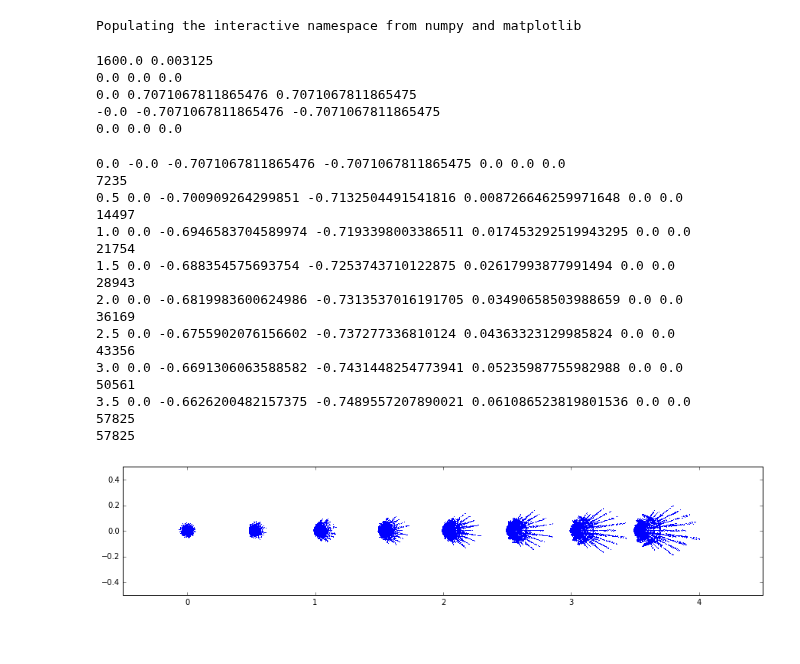
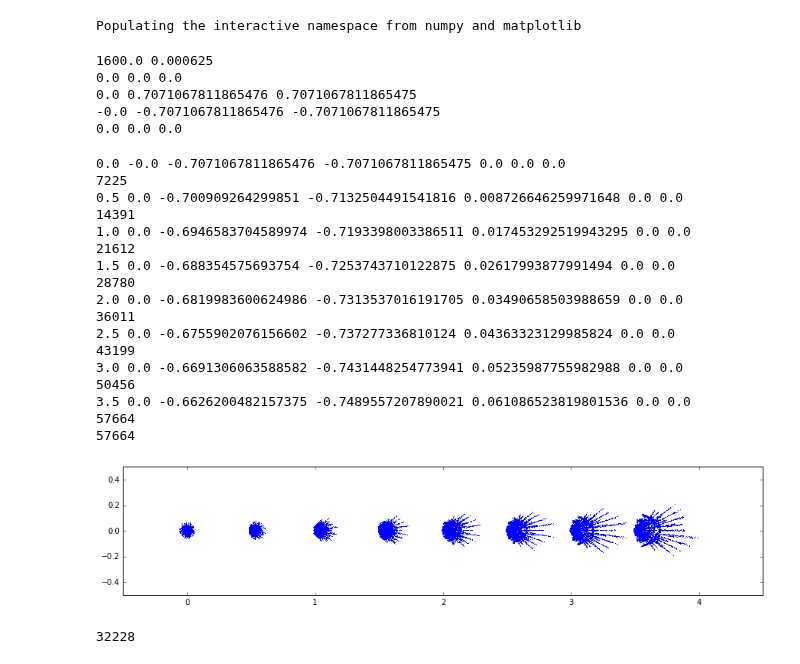
Before and after one commit to llr-cta/calin, a Jupyter notebook: unit_tests/python/notebooks/test raytracing on MST.ipynb, the cells around one changed output. Saved outputs shown, nothing was run; the diff lists cells and outputs as text; code cells hidden in the pictures.

```diff
--- a/unit_tests/python/notebooks/test raytracing on MST.ipynb
+++ b/unit_tests/python/notebooks/test raytracing on MST.ipynb
@@ -62,14 +64,14 @@ beam_dir = calin.math.vs_physics.Vec3D(ax)
 beam_dir *= -1.0
 beam_cen = calin.math.vs_physics.Vec3D(pos)
 F = scope.focalPlanePosition().y
-PS = scope.pixelSpacing()/F
+PS = 1/F
 print(F, PS)
 print(pos.x, pos.y, pos.z)
 print(ax.x, ax.y, ax.z)
 print(beam_dir.x, beam_dir.y, beam_dir.z)
 print(beam_cen.x, beam_cen.y, beam_cen.z)
 # %% [output]
-1600.0 0.003125
+1600.0 0.000625
 0.0 0.0 0.0
 0.0 0.7071067811865476 0.7071067811865475
 -0.0 -0.7071067811865476 -0.7071067811865475
@@ -98,28 +100,28 @@ y = asarray(y)*PS/pi*180
 print(len(y))
 # %% [output]
 0.0 -0.0 -0.7071067811865476 -0.7071067811865475 0.0 0.0 0.0
-7235
+7225
 0.5 0.0 -0.700909264299851 -0.7132504491541816 0.008726646259971648 0.0 0.0
-14497
+14391
 1.0 0.0 -0.6946583704589974 -0.7193398003386511 0.017453292519943295 0.0 0.0
-21754
+21612
 1.5 0.0 -0.688354575693754 -0.7253743710122875 0.02617993877991494 0.0 0.0
-28943
+28780
 2.0 0.0 -0.6819983600624986 -0.7313537016191705 0.03490658503988659 0.0 0.0
-36169
+36011
 2.5 0.0 -0.6755902076156602 -0.737277336810124 0.04363323129985824 0.0 0.0
-43356
+43199
 3.0 0.0 -0.6691306063588582 -0.7431448254773941 0.05235987755982988 0.0 0.0
-50561
+50456
 3.5 0.0 -0.6626200482157375 -0.7489557207890021 0.061086523819801536 0.0 0.0
-57825
-57825
+57664
+57664
 # %%
 figure(1, figsize=[ 15, 3 ])
-plot(-y*cos(rot*pi/180.0)+x*sin(rot*pi/180.0),x*cos(rot*pi/180)+y*sin(rot*pi/180),',')
+plot(-y,x,',')
 #a=axis()
 #da=max(a[1]-a[0], a[3]-a[2])/2
 #axis([(a[1]+a[0])/2-da, (a[1]+a[0])/2+da, (a[3]+a[2])/2-da, (a[3]+a[2])/2+da]);
 axis([-0.5, 4.5, -0.5, 0.5]);
 # %% [output]
-[figure, old version]
+[figure, new version]
@@ -127,0 +128,24 @@ axis([-0.5, 4.5, -0.5, 0.5]);
+# %%
+ph = calin.math.vs_physics.Particle()
+info = calin.simulation.vs_optics.VSOTraceInfo()
+x = []
+y = []
+mu_angle = 1.25 / 180 * pi
+for theta in arange(0.0,6.0,1):
+    beam_dir_offset = calin.math.vs_physics.Vec3D(beam_dir)
+    beam_rot = calin.math.vs_physics.Vec3D(theta/180.0*pi,0,0)
+    beam_dir_offset.Rotate(beam_rot)
+    for i in range(0,10000):
+        raytracer.muonBeam(ph, beam_cen, beam_dir_offset, -scope.aperture()*0.55/tan(mu_angle), mu_angle)
+        pixel = raytracer.trace(ph, info, scope)
+    #    info.write()
+    #    print(info.status)
+        if info.status==15:
+            x.append(info.fplane_x)
+            y.append(info.fplane_z)
+
+x = asarray(x)*PS/pi*180
+y = asarray(y)*PS/pi*180
+print(len(y))
+# %% [output]
+32228
```
Also changed, not shown: parts of 9 cells of this notebook, 7 other files.
